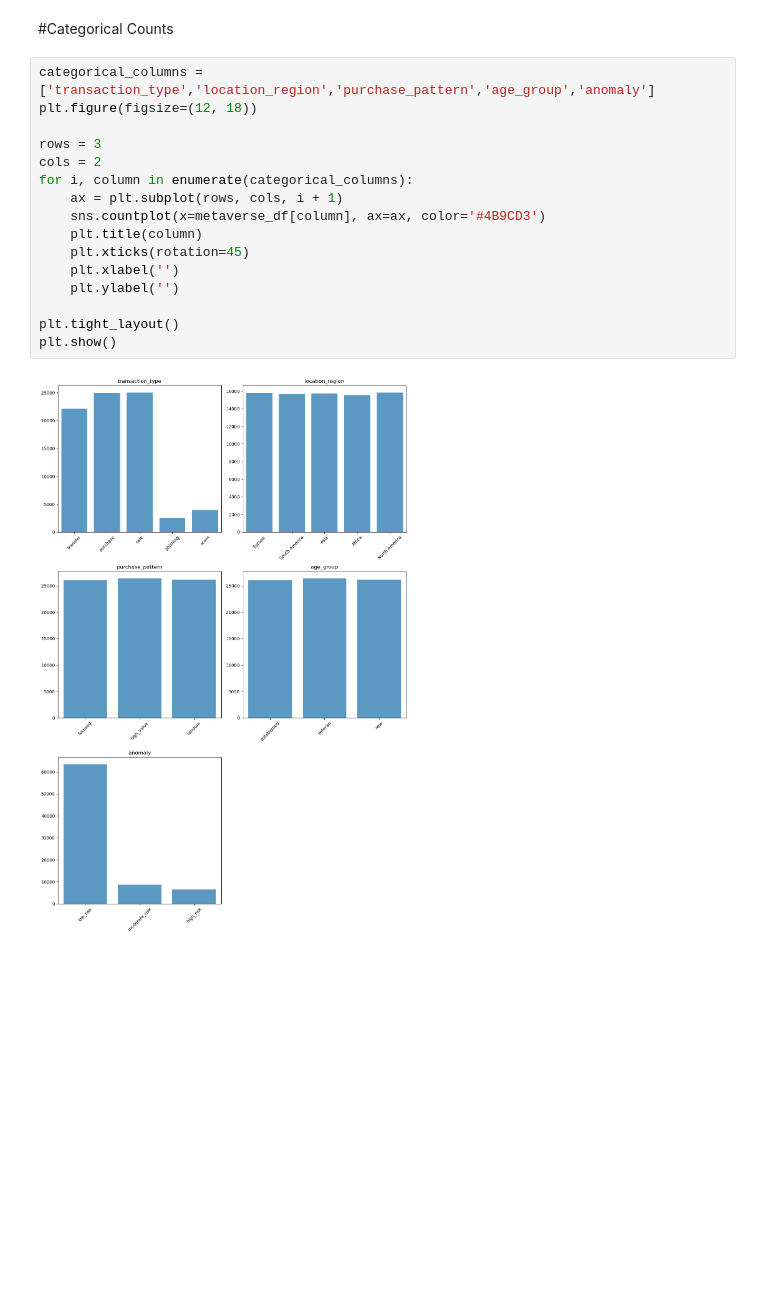
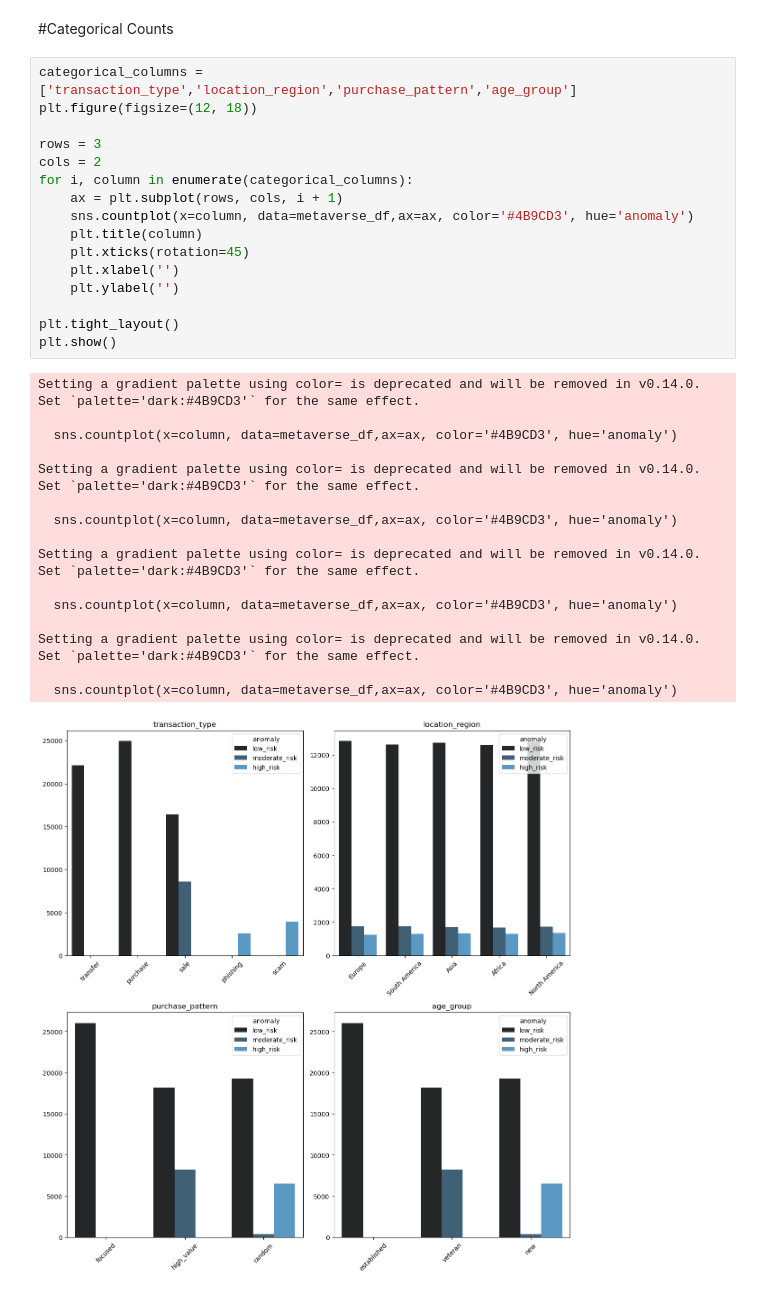
Before and after one commit to Praetor07/Metaverse_Analytics, a Jupyter notebook: Prelim_EDA.ipynb, the cells around one changed output. Drawn from its saved outputs; the diff is of its cells as text; blank space fills up the shorter version.

Commit message:
Added hue to plot

```diff
--- a/Prelim_EDA.ipynb
+++ b/Prelim_EDA.ipynb
@@ -97,20 +97,35 @@ plt.show()
 # %% [markdown]
 #Categorical Counts
 # %%
-categorical_columns = ['transaction_type','location_region','purchase_pattern','age_group','anomaly']
+categorical_columns = ['transaction_type','location_region','purchase_pattern','age_group']
 plt.figure(figsize=(12, 18))
 
 rows = 3
 cols = 2
 for i, column in enumerate(categorical_columns):
     ax = plt.subplot(rows, cols, i + 1)
-    sns.countplot(x=metaverse_df[column], ax=ax, color='#4B9CD3')
+    sns.countplot(x=column, data=metaverse_df,ax=ax, color='#4B9CD3', hue='anomaly')
     plt.title(column)
     plt.xticks(rotation=45)
     plt.xlabel('')
     plt.ylabel('')
 
 plt.tight_layout()
 plt.show()
 # %% [output]
+Setting a gradient palette using color= is deprecated and will be removed in v0.14.0. Set `palette='dark:#4B9CD3'` for the same effect.
+
+  sns.countplot(x=column, data=metaverse_df,ax=ax, color='#4B9CD3', hue='anomaly')
+
+Setting a gradient palette using color= is deprecated and will be removed in v0.14.0. Set `palette='dark:#4B9CD3'` for the same effect.
+
+  sns.countplot(x=column, data=metaverse_df,ax=ax, color='#4B9CD3', hue='anomaly')
+
+Setting a gradient palette using color= is deprecated and will be removed in v0.14.0. Set `palette='dark:#4B9CD3'` for the same effect.
+
+  sns.countplot(x=column, data=metaverse_df,ax=ax, color='#4B9CD3', hue='anomaly')
+
+Setting a gradient palette using color= is deprecated and will be removed in v0.14.0. Set `palette='dark:#4B9CD3'` for the same effect.
+
+  sns.countplot(x=column, data=metaverse_df,ax=ax, color='#4B9CD3', hue='anomaly')
-[figure, old version]
+[figure, new version]
```
